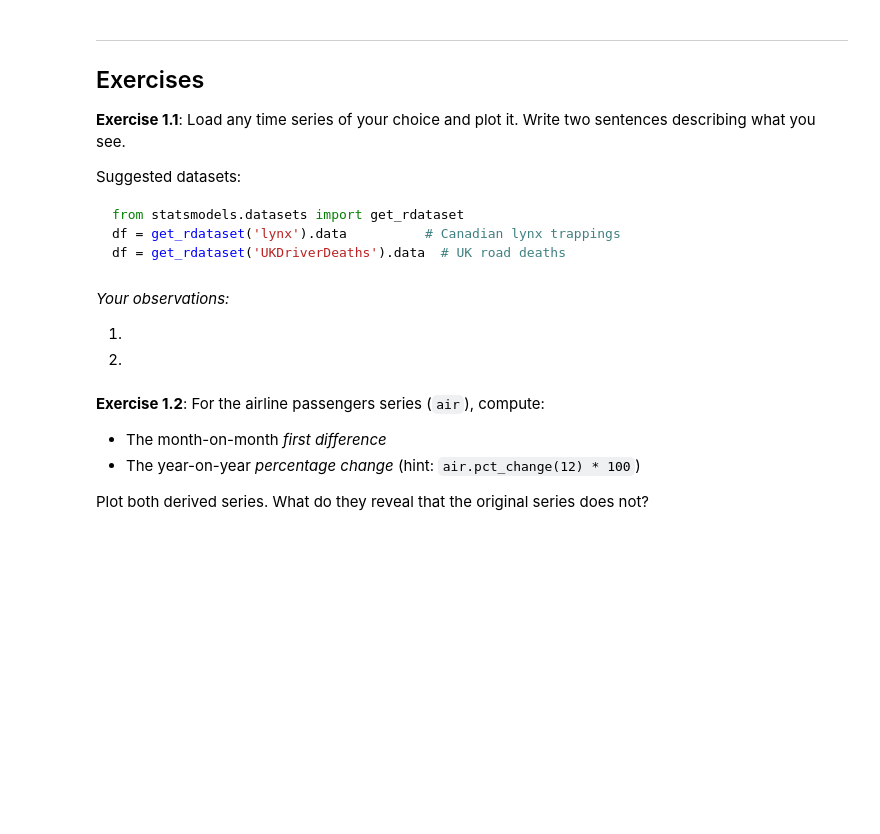
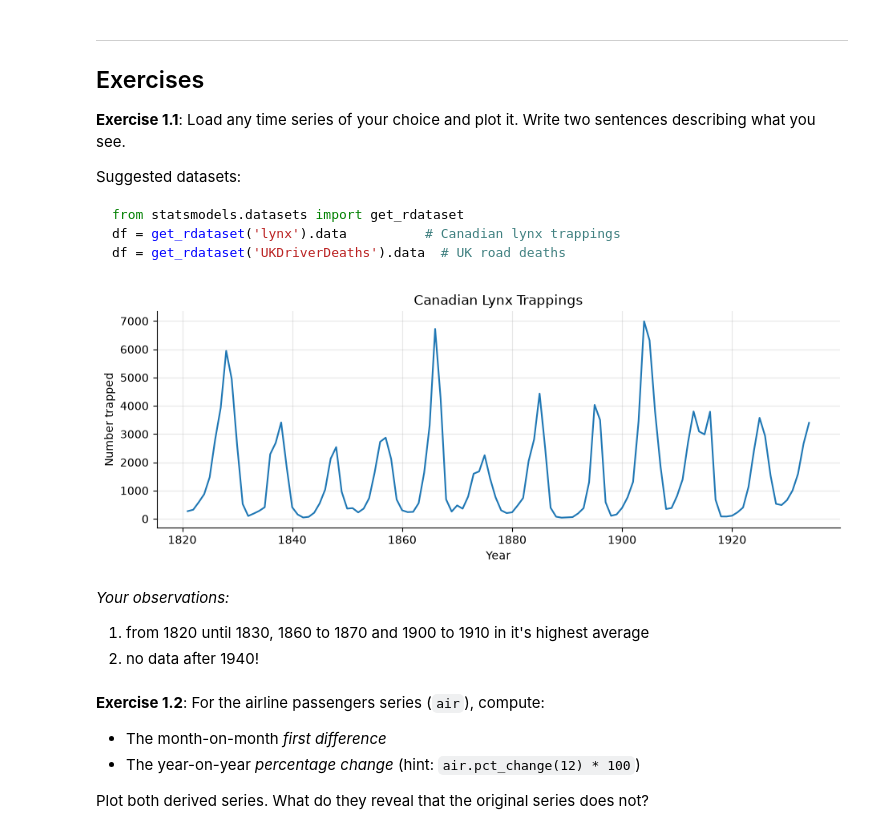
Before and after one commit to zinaF19/time-series-analysis, a Jupyter notebook: 01_what_is_time_series.ipynb, the cells around one changed output. Saved outputs shown, nothing was run; the diff lists cells and outputs as text; code cells hidden in the pictures; blank space fills up the shorter version.

````diff
--- a/01_what_is_time_series.ipynb
+++ b/01_what_is_time_series.ipynb
@@ -228,11 +280,20 @@ df = get_rdataset('UKDriverDeaths').data  # UK road deaths
 ```
 # %%
 # Your code here
+
+from statsmodels.datasets import get_rdataset
+import matplotlib.pyplot as plt
+
+df = get_rdataset('lynx').data
+df.set_index("time")["value"].plot(title="Canadian Lynx Trappings" , xlabel="Year" , ylabel="Number trapped")
+plt.show()
+# %% [output]
+[figure, added]
 # %% [markdown]
 *Your observations:*
 
-1.
-2.
+1. from 1820 until 1830, 1860 to 1870 and 1900 to 1910 in it's highest average
+2. no data after 1940!
 # %% [markdown]
 **Exercise 1.2**: For the airline passengers series (`air`), compute:
 - The month-on-month *first difference*
````
Also changed, not shown: parts of 8 cells of this notebook.
